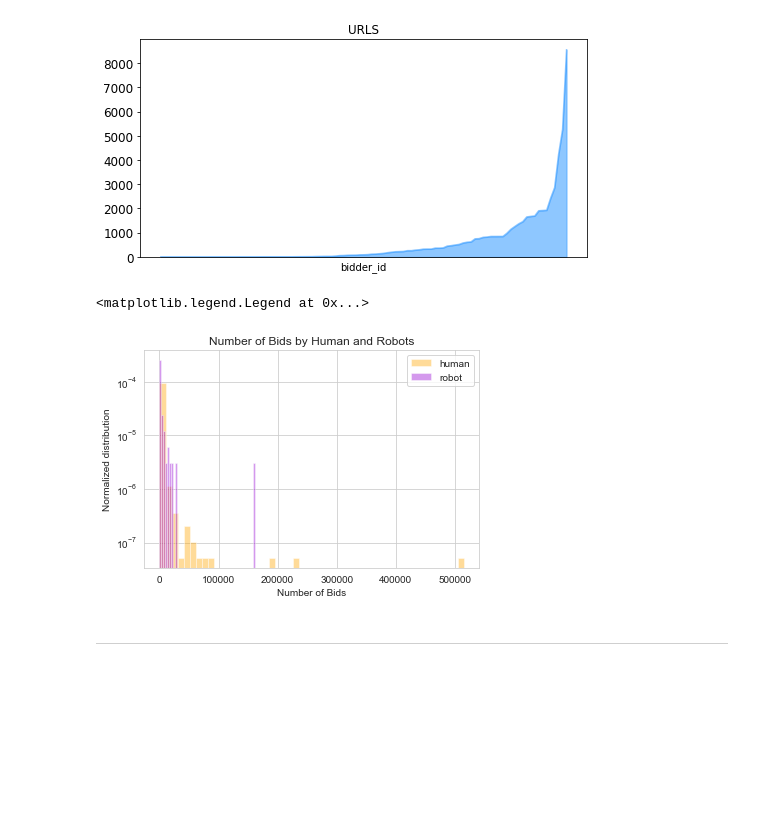
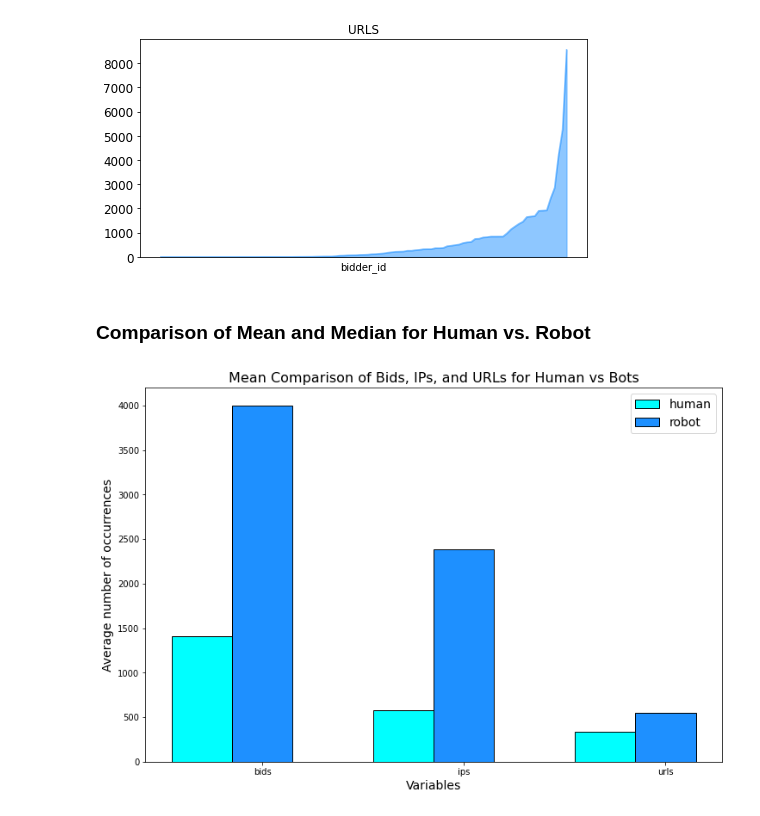
Before and after one commit to gabriellewald/auction-fraud-detection, a Jupyter notebook: notebooks/2_exploratory_data_analysis.ipynb, the cells around one changed output. Cells and saved outputs as stored; diff of their text form; code cells hidden in the pictures; blank space fills up the shorter version.

```diff
--- a/notebooks/2_exploratory_data_analysis.ipynb
+++ b/notebooks/2_exploratory_data_analysis.ipynb
@@ -589,28 +589,38 @@ for feat, column in features:
 [figure]
 [figure]
 [figure]
-# %%
-sns.set_style("whitegrid")
-
-# plot human vs robots for the features Bids, Auction, Country, Device, IPs and URLs
-#sns.set(rc={'figure.figsize':(11.7,8.27)})
-
-# humans
-color = 'orange'
-plt = sns.distplot(humans.groupby(['bidder_id'])['bid_id'].count(),kde=False,
-                   norm_hist=True,hist_kws={'log':True},label='human', color=color)
-
-# robots
-color1 = 'darkviolet'
-plt = sns.distplot(robots.groupby(['bidder_id'])['bid_id'].count(),kde=False,
-                   norm_hist=True,hist_kws={'log':True},label='robot', color=color1)
-
-# title and labels
-plt.set_title('Number of Bids by Human and Robots')
-plt.set(xlabel='Number of Bids', ylabel='Normalized distribution')
-plt.legend()
-# %% [output]
-<matplotlib.legend.Legend at 0x...>
-[figure, removed]
-# %% [markdown]
-------
+# %% [markdown]
+### Comparison of Mean and Median for Human vs. Robot
+# %%
+f, ax = plt.subplots(figsize=(12, 8))
+
+# width of the bars
+barWidth = 0.3
+
+# Choose the height of the human bars
+bars1 = [1413.51, 581.26, 335.19]
+
+# Choose the height of the robot bars
+bars2 = [4004.04, 2387.8, 544.58]
+
+# The x position of bars
+r1 = np.arange(len(bars1))
+r2 = [x + barWidth for x in r1]
+
+# Create blue bars
+plt.bar(r1, bars1, width = barWidth, color = 'cyan', edgecolor = 'black', label='human')
+
+# Create cyan bars
+plt.bar(r2, bars2, width = barWidth, color = 'dodgerblue', edgecolor = 'black', label='robot')
+
+# general layout
+plt.xticks([r + barWidth for r in range(len(bars1))], ['bids', 'ips', 'urls'])
+plt.ylabel('Average number of occurrences', fontsize=14)
+plt.xlabel('Variables', fontsize=14)
+plt.title('Mean Comparison of Bids, IPs, and URLs for Human vs Bots', fontsize=16)
+plt.legend(fontsize=14)
+
+# Show graphic
+plt.show()
+# %% [output]
+[figure, added]
```
Also changed, not shown: parts of 4 cells of this notebook, 2 other files.
